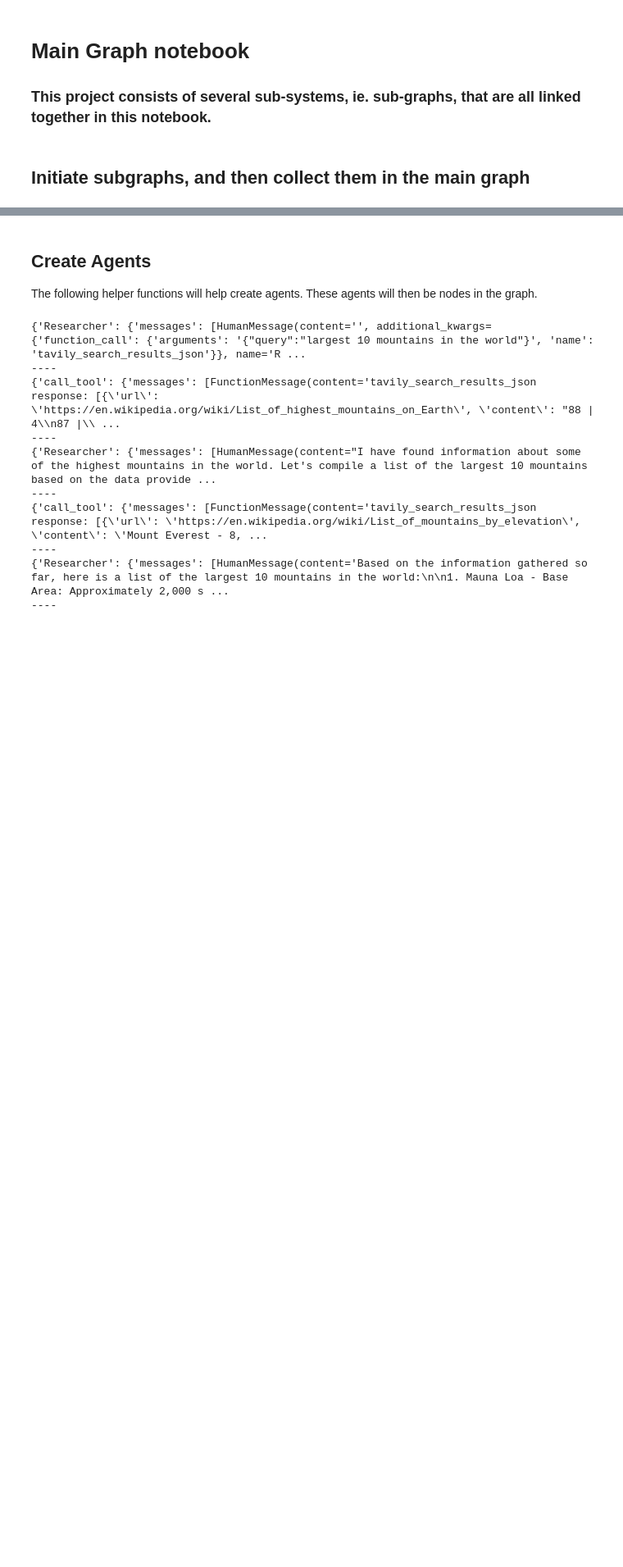
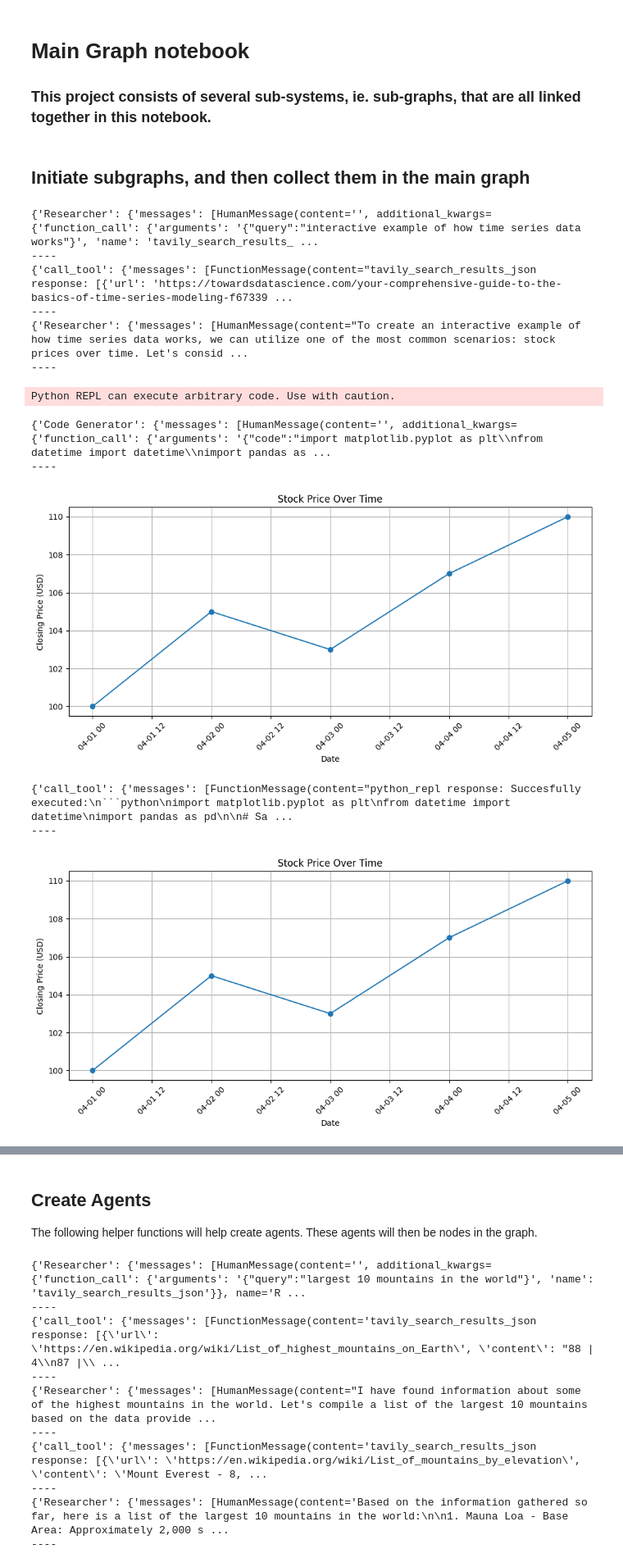
Before and after one commit to augustsemrau/thesis2024, a Jupyter notebook: src/thesis2024/main_notebook.ipynb, the cells around one changed output, grey strips where cells are left out. Shown at 82% size. Saved outputs shown, nothing was run; the diff lists cells and outputs as text; code cells hidden in the pictures; blank space fills up the shorter version.

````diff
--- a/src/thesis2024/main_notebook.ipynb
+++ b/src/thesis2024/main_notebook.ipynb
@@ -31,4 +41,34 @@ llm = ChatOpenAI(model="gpt-3.5-turbo-0125")
 ## Initiate subgraphs, and then collect them in the main graph
 # %%
 from thesis2024.models.coding_agent import CodingMultiAgent
-coding_node = CodingMultiAgent(llm=llm)
+coding_subgraph_class = CodingMultiAgent(llm=llm)
+coding_graph = coding_subgraph_class.instanciate_graph()
+# %%
+for s in coding_graph.stream(
+{
+    "messages": [
+        HumanMessage(
+            content="Make an interactive example of how time series data works."
+        )
+    ],
+},
+# Maximum number of steps to take in the graph
+{"recursion_limit": 500},
+):
+    # print(s)
+    print(s)
+    print("----")
+# %% [output]
+{'Researcher': {'messages': [HumanMessage(content='', additional_kwargs={'function_call': {'arguments': '{"query":"interactive example of how time series data works"}', 'name': 'tavily_search_results_ ...
+----
+{'call_tool': {'messages': [FunctionMessage(content="tavily_search_results_json response: [{'url': 'https://towardsdatascience.com/your-comprehensive-guide-to-the-basics-of-time-series-modeling-f67339 ...
+----
+{'Researcher': {'messages': [HumanMessage(content="To create an interactive example of how time series data works, we can utilize one of the most common scenarios: stock prices over time. Let's consid ...
+----
+Python REPL can execute arbitrary code. Use with caution.
+{'Code Generator': {'messages': [HumanMessage(content='', additional_kwargs={'function_call': {'arguments': '{"code":"import matplotlib.pyplot as plt\\nfrom datetime import datetime\\nimport pandas as ...
+----
+[figure, added]
+{'call_tool': {'messages': [FunctionMessage(content="python_repl response: Succesfully executed:\n```python\nimport matplotlib.pyplot as plt\nfrom datetime import datetime\nimport pandas as pd\n\n# Sa ...
+----
+[figure, added]
````
Also changed, not shown: parts of 3 cells of this notebook, 2 other files.
